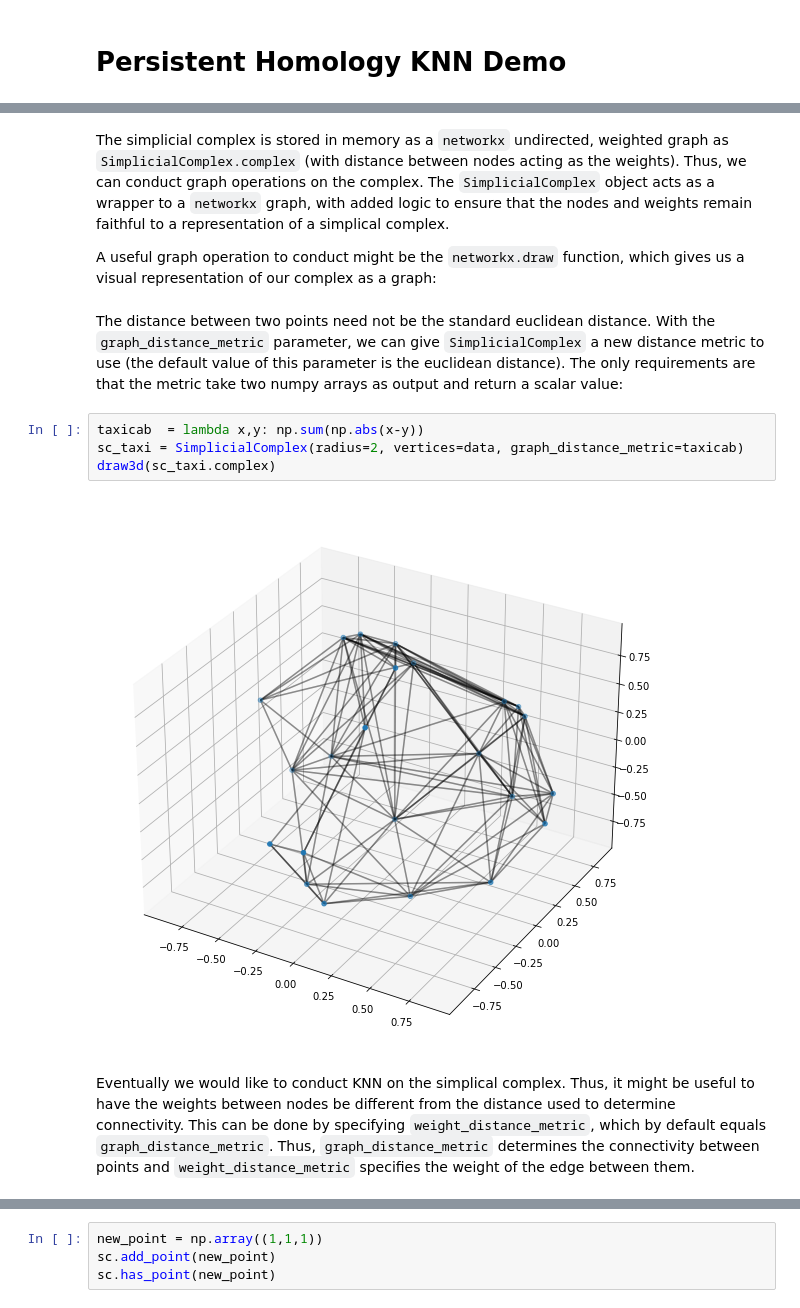
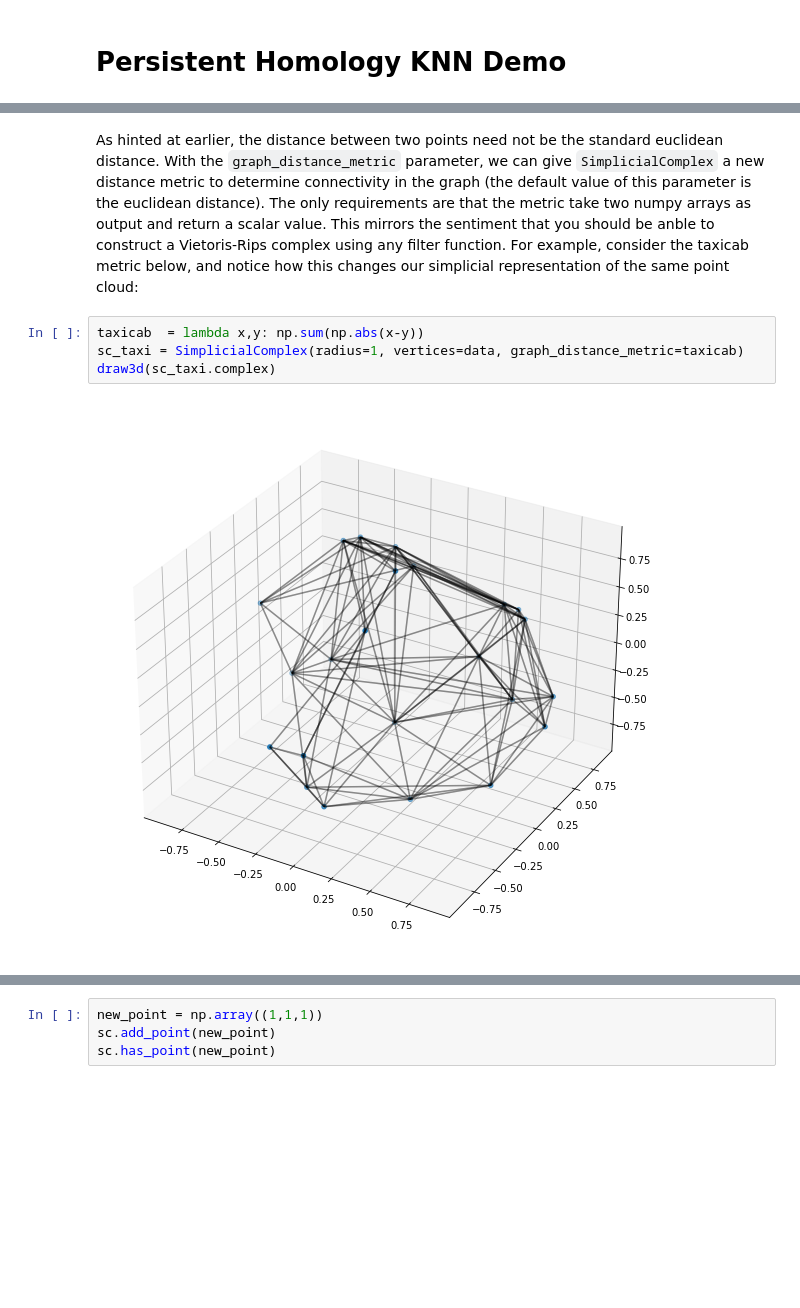
Before and after one commit to jeremy-wayland/PersistentHomologyKNN, a Jupyter notebook: src/Demo.ipynb, the cells around one changed output, grey strips where cells are left out. Drawn from its saved outputs; the diff is of its cells as text; blank space fills up the shorter version.

Commit message:
Rewrote some txt to stay consistent with formal simplicial complex theory. Reorganized cells. Added radius selection sectiion.

```diff
--- a/src/Demo.ipynb
+++ b/src/Demo.ipynb
@@ -27,17 +80,11 @@ sc = SimplicialComplex(radius=5,
 draw3d(sc.complex)
 # %% [output]
 [figure]
-# %% [markdown]
-The simplicial complex is stored in memory as a `networkx` undirected, weighted graph as `SimplicialComplex.complex` (with distance between nodes acting as the weights). Thus, we can conduct graph operations on the complex. The `SimplicialComplex` object acts as a wrapper to a `networkx` graph, with added logic to ensure that the nodes and weights remain faithful to a representation of a simplical complex.
-
-A useful graph operation to conduct might be the `networkx.draw` function, which gives us a visual representation of our complex as a graph:
 # %% [markdown]
-The distance between two points need not be the standard euclidean distance. With the `graph_distance_metric` parameter, we can give `SimplicialComplex` a new distance metric to use (the default value of this parameter is the euclidean distance). The only requirements are that the metric take two numpy arrays as output and return a scalar value:
+As hinted at earlier, the distance between two points need not be the standard euclidean distance. With the `graph_distance_metric` parameter, we can give `SimplicialComplex` a new distance metric to determine connectivity in the graph (the default value of this parameter is the euclidean distance). The only requirements are that the metric take two numpy arrays as output and return a scalar value. This mirrors the sentiment that you should be anble to construct a Vietoris-Rips complex using any filter function. For example, consider the taxicab metric below, and notice how this changes our simplicial representation of the same point cloud:
 # %%
 taxicab  = lambda x,y: np.sum(np.abs(x-y))
-sc_taxi = SimplicialComplex(radius=2, vertices=data, graph_distance_metric=taxicab)
+sc_taxi = SimplicialComplex(radius=1, vertices=data, graph_distance_metric=taxicab)
 draw3d(sc_taxi.complex)
 # %% [output]
-[figure, old version]
+[figure, new version]
-# %% [markdown]
-Eventually we would like to conduct KNN on the simplical complex. Thus, it might be useful to have the weights between nodes be different from the distance used to determine connectivity. This can be done by specifying `weight_distance_metric`, which by default equals `graph_distance_metric`. Thus, `graph_distance_metric` determines the connectivity between points and `weight_distance_metric` specifies the weight of the edge between them.
```
Also changed, not shown: parts of 22 cells of this notebook.
